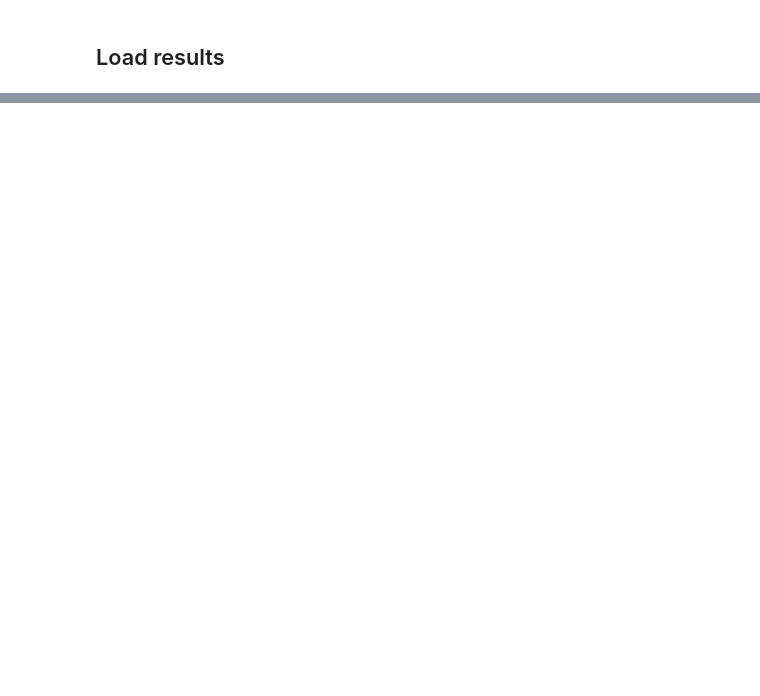
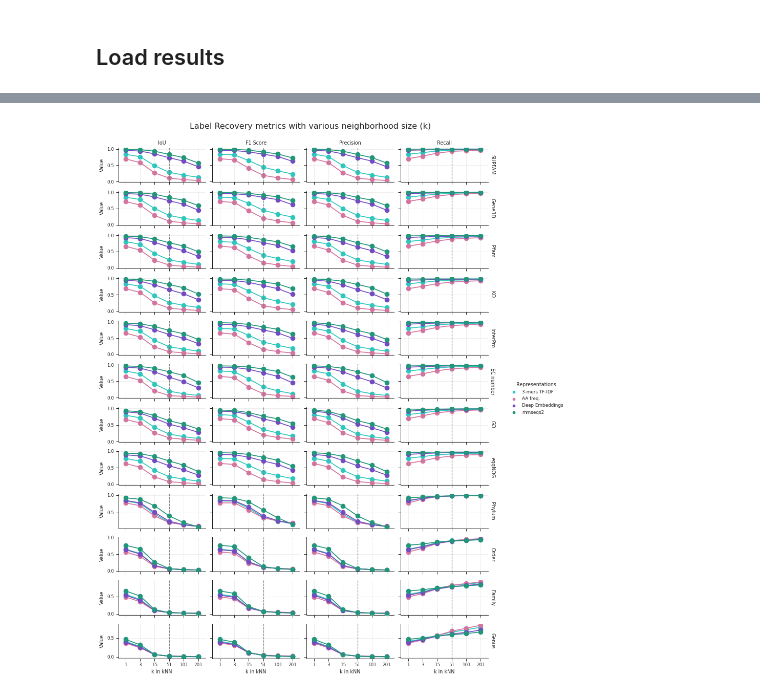
Before and after one commit to ardigen/microbiome-protein-embeddings, a Jupyter notebook: 01-label-recovery/02-plot-results.ipynb, the cells around one changed output, grey strips where cells are left out. Drawn from its saved outputs; the diff is of its cells as text; code cells hidden in the pictures; blank space fills up the shorter version.

```diff
--- a/01-label-recovery/02-plot-results.ipynb
+++ b/01-label-recovery/02-plot-results.ipynb
@@ -85,0 +103,52 @@ for classificator in classificators:
+# %%
+sns.set(context='paper', style="ticks")
+
+# order = (
+#     results
+#     .groupby('Label')['Value']
+#     .mean()
+#     .sort_values(ascending=False)
+#     .index
+# )
+
+# Keep order from the previous plot
+# (order = order)
+
+g = sns.FacetGrid(
+    # From unknown reason it is needed to
+    # have sorted data to have correct colors on all plots
+    results.sort_values('Representation', ascending=False),
+    col="Metric",
+    row="Label",
+    height=1.4,
+    aspect=2.2,
+    margin_titles=True,
+    sharey="row",
+    row_order=order,
+    col_order=['IoU', 'F1 Score', 'Precision', 'Recall'],
+    gridspec_kws=dict(hspace=0.25, wspace=0.08)
+)
+g.map_dataframe(
+    sns.pointplot,
+    x="k",
+    y="Value",
+    hue="Representation",
+    palette=palette,
+    scale=0.8,
+    errwidth=1.0
+)
+g.refline(x=3)
+g.set_axis_labels("k in kNN", "Value")
+g.set_titles(col_template="{col_name}", row_template="{row_name}")
+g.add_legend(title='Representations', adjust_subtitles=True)
+
+
+g.fig.subplots_adjust(top=0.95)
+g.fig.suptitle('Label Recovery metrics with various neighborhood size (k)', fontsize=16, y=0.99)
+
+for _, ax in g.axes_dict.items():
+    ax.grid(alpha=0.4)
+
+    plt.setp(ax.collections, sizes=[70])
+# %% [output]
+[figure, added]
```
Also changed, not shown: parts of 10 cells of this notebook, 5 other files.
